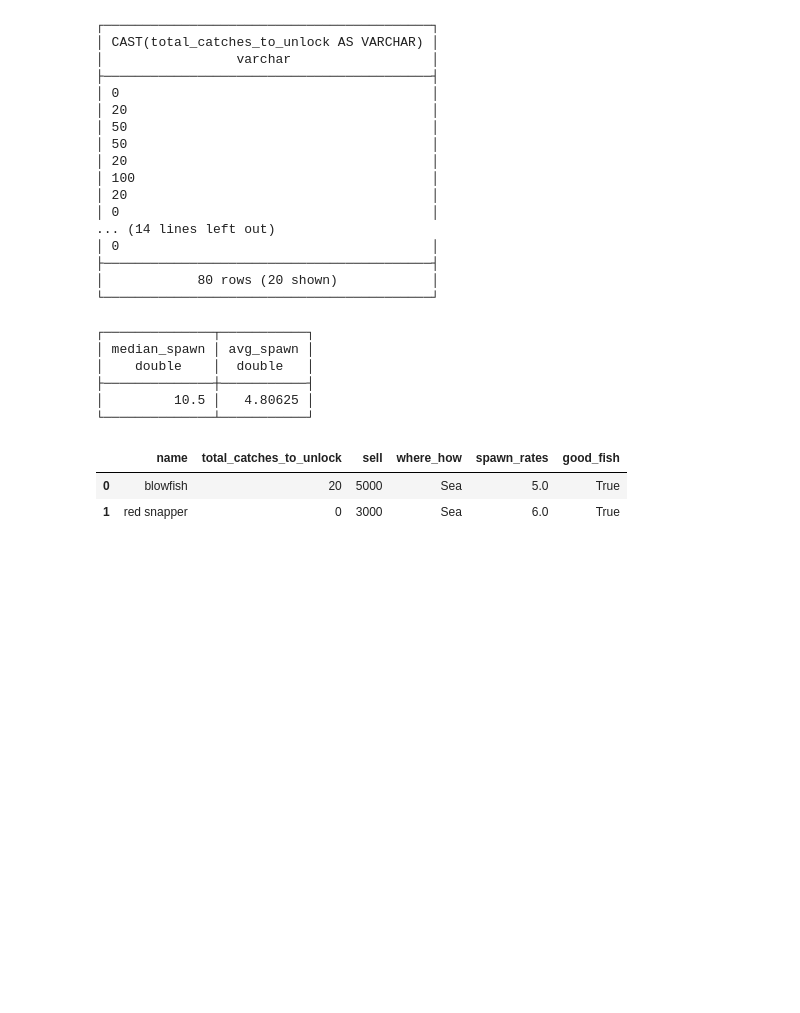
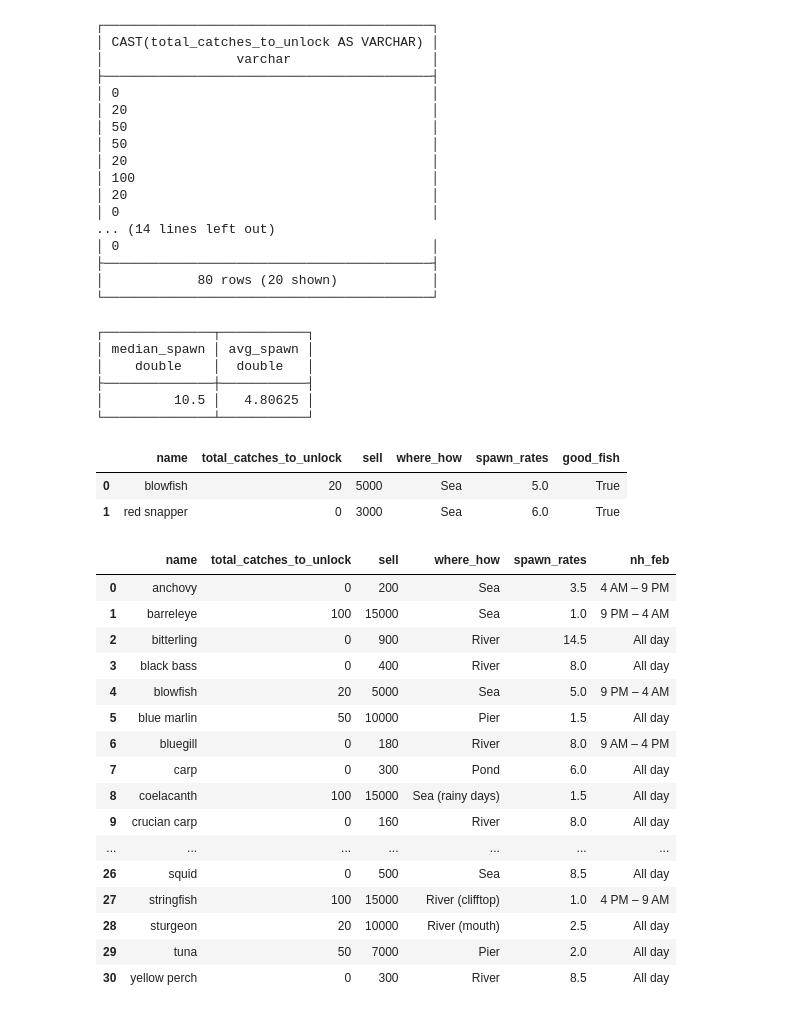
Before and after one commit to kiera-dev/ACNH_Colab_SQL, a Jupyter notebook: ACNH_Data.ipynb, the cells around one changed output. Drawn from its saved outputs; the diff is of its cells as text; code cells hidden in the pictures; blank space fills up the shorter version.

```diff
--- a/ACNH_Data.ipynb
+++ b/ACNH_Data.ipynb
@@ -1079,3 +1079,33 @@ duckdb.sql("""
 |  | name | total_catches_to_unlock | sell | where_how | spawn_rates | good_fish |
 | 0 | blowfish | 20 | 5000 | Sea | 5.0 | True |
 | 1 | red snapper | 0 | 3000 | Sea | 6.0 | True |
+# %%
+duckdb.sql("""
+  SELECT
+    name,
+    total_catches_to_unlock,
+    sell,
+    where_how,
+    spawn_rates,
+    nh_feb
+  FROM fish_df
+  WHERE nh_feb <> 'None'
+  """).df()
+# %% [output]
+|  | name | total_catches_to_unlock | sell | where_how | spawn_rates | nh_feb |
+| 0 | anchovy | 0 | 200 | Sea | 3.5 | 4 AM – 9 PM |
+| 1 | barreleye | 100 | 15000 | Sea | 1.0 | 9 PM – 4 AM |
+| 2 | bitterling | 0 | 900 | River | 14.5 | All day |
+| 3 | black bass | 0 | 400 | River | 8.0 | All day |
+| 4 | blowfish | 20 | 5000 | Sea | 5.0 | 9 PM – 4 AM |
+| 5 | blue marlin | 50 | 10000 | Pier | 1.5 | All day |
+| 6 | bluegill | 0 | 180 | River | 8.0 | 9 AM – 4 PM |
+| 7 | carp | 0 | 300 | Pond | 6.0 | All day |
+| 8 | coelacanth | 100 | 15000 | Sea (rainy days) | 1.5 | All day |
+| 9 | crucian carp | 0 | 160 | River | 8.0 | All day |
+| ... | ... | ... | ... | ... | ... | ... |
+| 26 | squid | 0 | 500 | Sea | 8.5 | All day |
+| 27 | stringfish | 100 | 15000 | River (clifftop) | 1.0 | 4 PM – 9 AM |
+| 28 | sturgeon | 20 | 10000 | River (mouth) | 2.5 | All day |
+| 29 | tuna | 50 | 7000 | Pier | 2.0 | All day |
+| 30 | yellow perch | 0 | 300 | River | 8.5 | All day |
```
Also changed, not shown: parts of 1 cell of this notebook.
